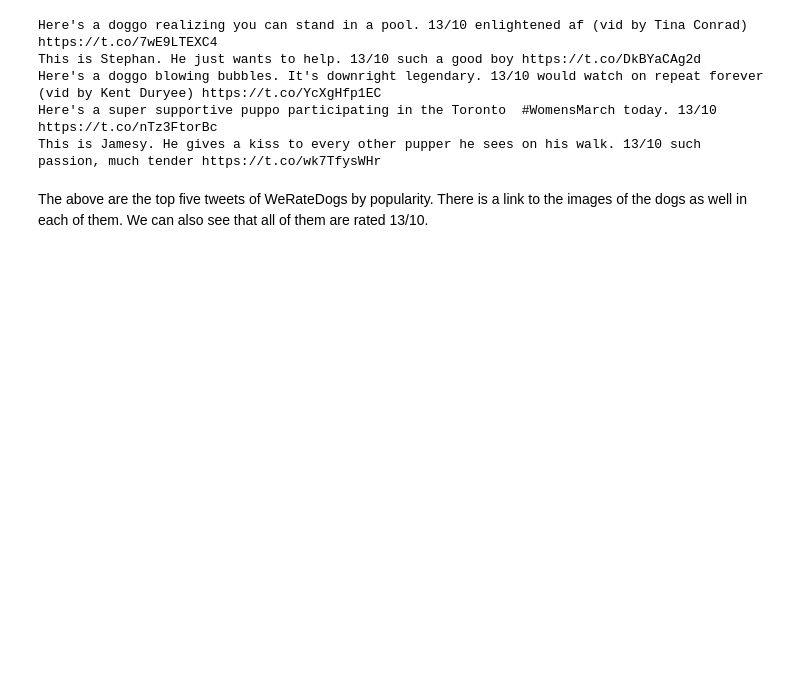
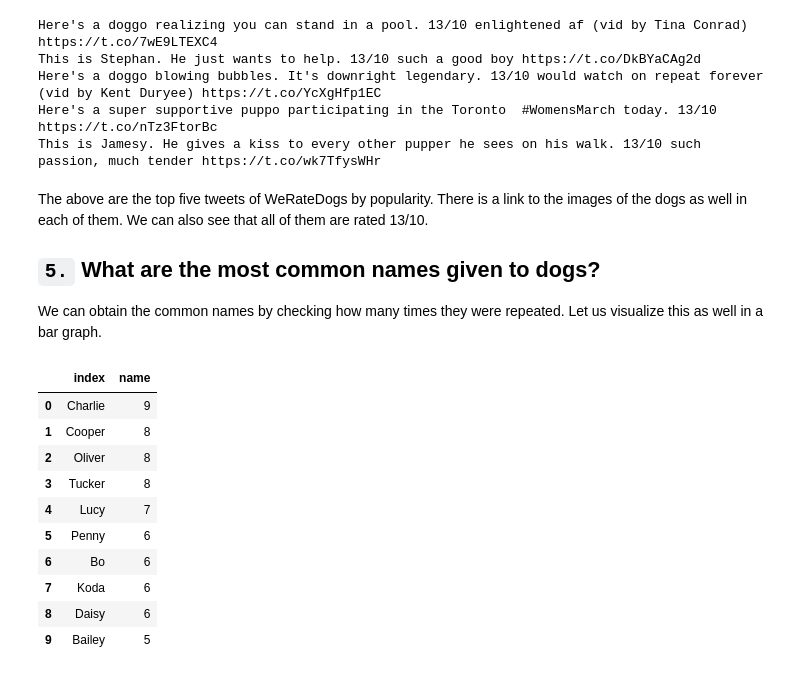
Before and after one commit to RayhaanPirani/weratedogs-wrangling-analysis, a Jupyter notebook: wrangle_act.ipynb, the cells around one changed output. Drawn from its saved outputs; the diff is of its cells as text; code cells hidden in the pictures; blank space fills up the shorter version.

```diff
--- a/wrangle_act.ipynb
+++ b/wrangle_act.ipynb
@@ -774,3 +774,21 @@ Here's a super supportive puppo participating in the Toronto  #WomensMarch today
 This is Jamesy. He gives a kiss to every other pupper he sees on his walk. 13/10 such passion, much tender https://t.co/wk7TfysWHr
 # %% [markdown]
 The above are the top five tweets of WeRateDogs by popularity. There is a link to the images of the dogs as well in each of them. We can also see that all of them are rated 13/10.
+
+## `5.` What are the most common names given to dogs?
+
+We can obtain the common names by checking how many times they were repeated. Let us visualize this as well in a bar graph.
+# %%
+archive_df['name'].value_counts().head(10).reset_index()
+# %% [output]
+|  | index | name |
+| 0 | Charlie | 9 |
+| 1 | Cooper | 8 |
+| 2 | Oliver | 8 |
+| 3 | Tucker | 8 |
+| 4 | Lucy | 7 |
+| 5 | Penny | 6 |
+| 6 | Bo | 6 |
+| 7 | Koda | 6 |
+| 8 | Daisy | 6 |
+| 9 | Bailey | 5 |
```
Also changed, not shown: parts of 3 cells of this notebook.
